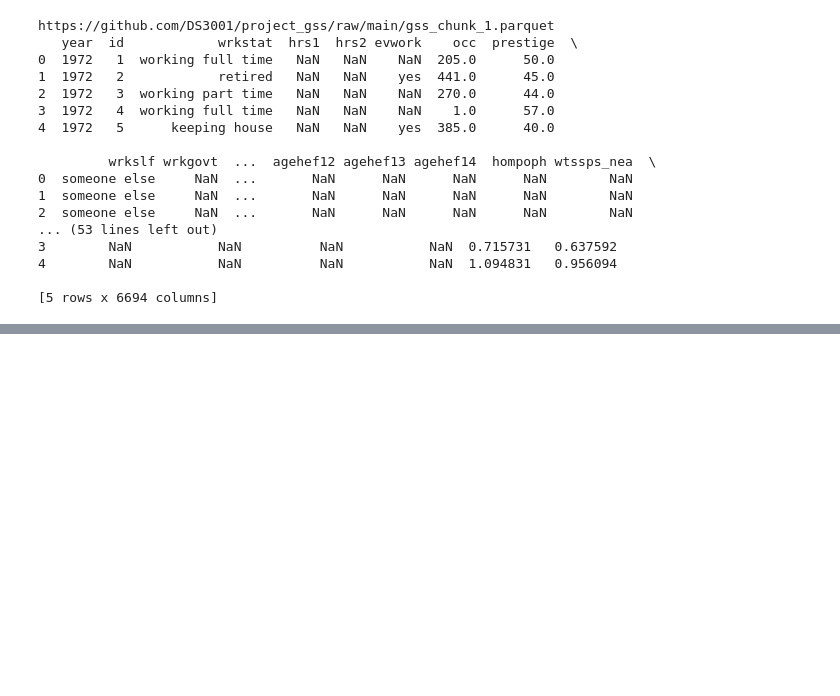
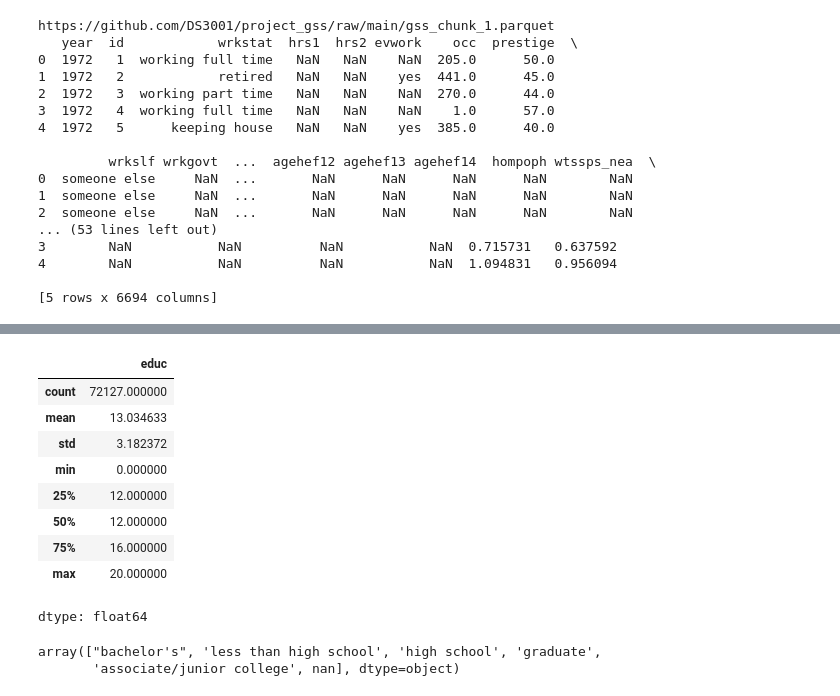
Before and after one commit to fwx5ax/Final-Project-DS3001, a Jupyter notebook: Project.ipynb, the cells around one changed output, grey strips where cells are left out. Saved outputs shown, nothing was run; the diff lists cells and outputs as text; code cells hidden in the pictures; blank space fills up the shorter version.

```diff
--- a/Project.ipynb
+++ b/Project.ipynb
@@ -86,0 +106,4 @@ Cleaning Gun Laws
+# %%
+gss['hompop_exp'].unique()
+# total # of people in household
+gss = gss.drop(columns='hompop_exp')
@@ -86,0 +119,22 @@ Cleaning Gun Laws
+# %%
+gss['rprnt18'].unique()
+# are u the parent of another child 18 or older in your household?
+gss = gss.drop(columns='rprnt18')
+# %%
+gss['educ'].describe()
+# %% [output]
+|  | educ |
+| count | 72127.000000 |
+| mean | 13.034633 |
+| std | 3.182372 |
+| min | 0.000000 |
+| 25% | 12.000000 |
+| 50% | 12.000000 |
+| 75% | 16.000000 |
+| max | 20.000000 |
+dtype: float64
+# %%
+gss['degree'].unique()
+# %% [output]
+array(["bachelor's", 'less than high school', 'high school', 'graduate',
+       'associate/junior college', nan], dtype=object)
```
Also changed, not shown: parts of 18 cells of this notebook.
